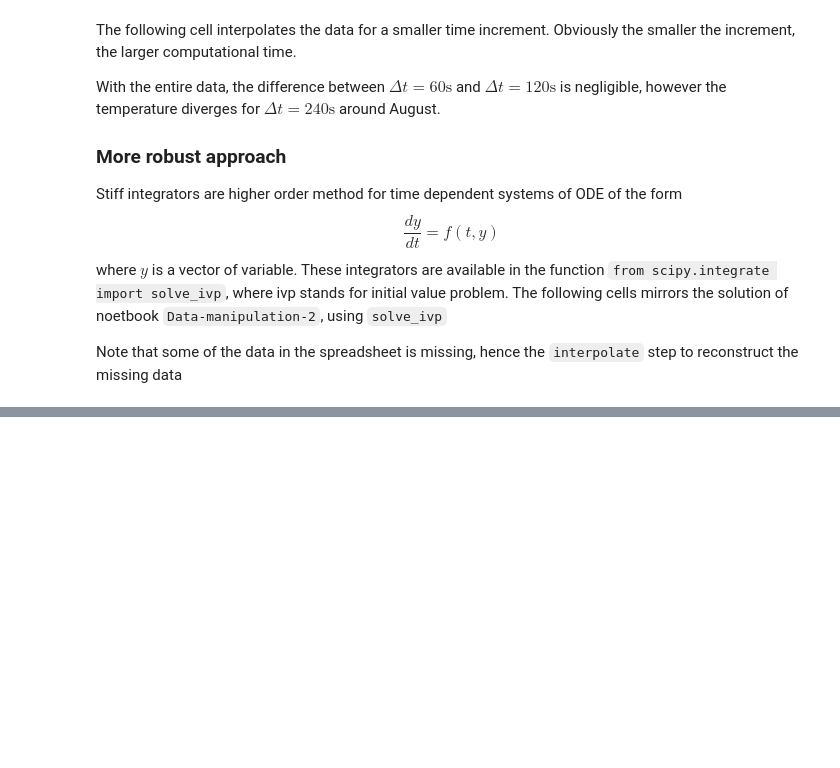
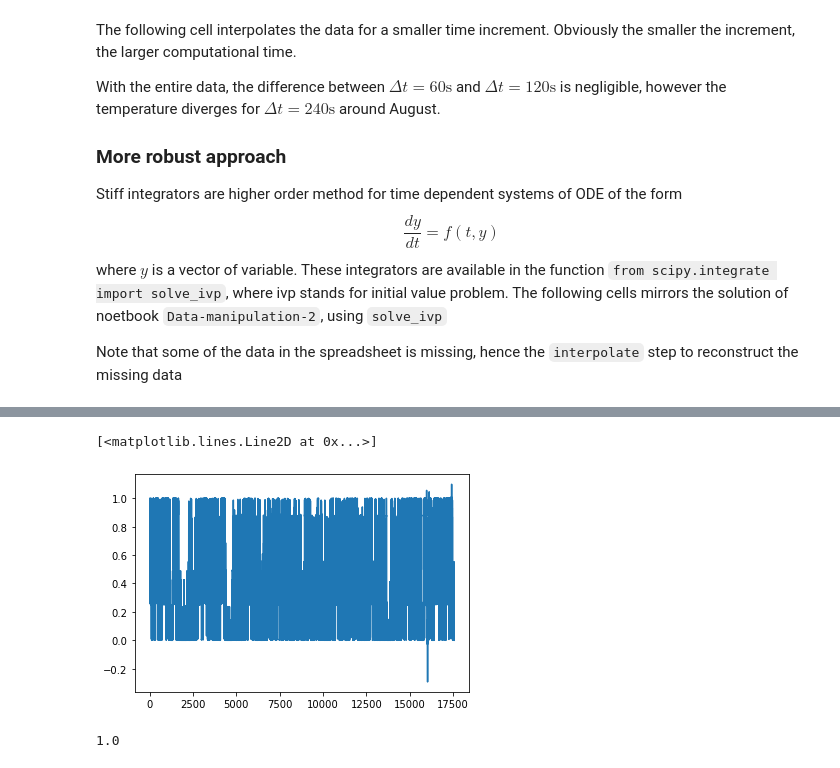
Before and after one commit to yvesdubief/UVM-ME144-Heat-Transfer, a Jupyter notebook: Snow-Cooling/Data-manipulation-2.ipynb, the cells around one changed output, grey strips where cells are left out. Cells and saved outputs as stored; diff of their text form; code cells hidden in the pictures; blank space fills up the shorter version.

```diff
--- a/Snow-Cooling/Data-manipulation-2.ipynb
+++ b/Snow-Cooling/Data-manipulation-2.ipynb
@@ -121,0 +154,11 @@ $$
+# %%
+plt.plot(cc)
+# %% [output]
+[<matplotlib.lines.Line2D at 0x...>]
+[figure, added]
+# %%
+cctmp = np.minimum(cc, np.ones_like(cc))
+cc = np.maximum(cctmp,np.zeros_like(cc))
+np.max(cctmp)
+# %% [output]
+1.0
```
Also changed, not shown: parts of 11 cells of this notebook, 12 other files.
